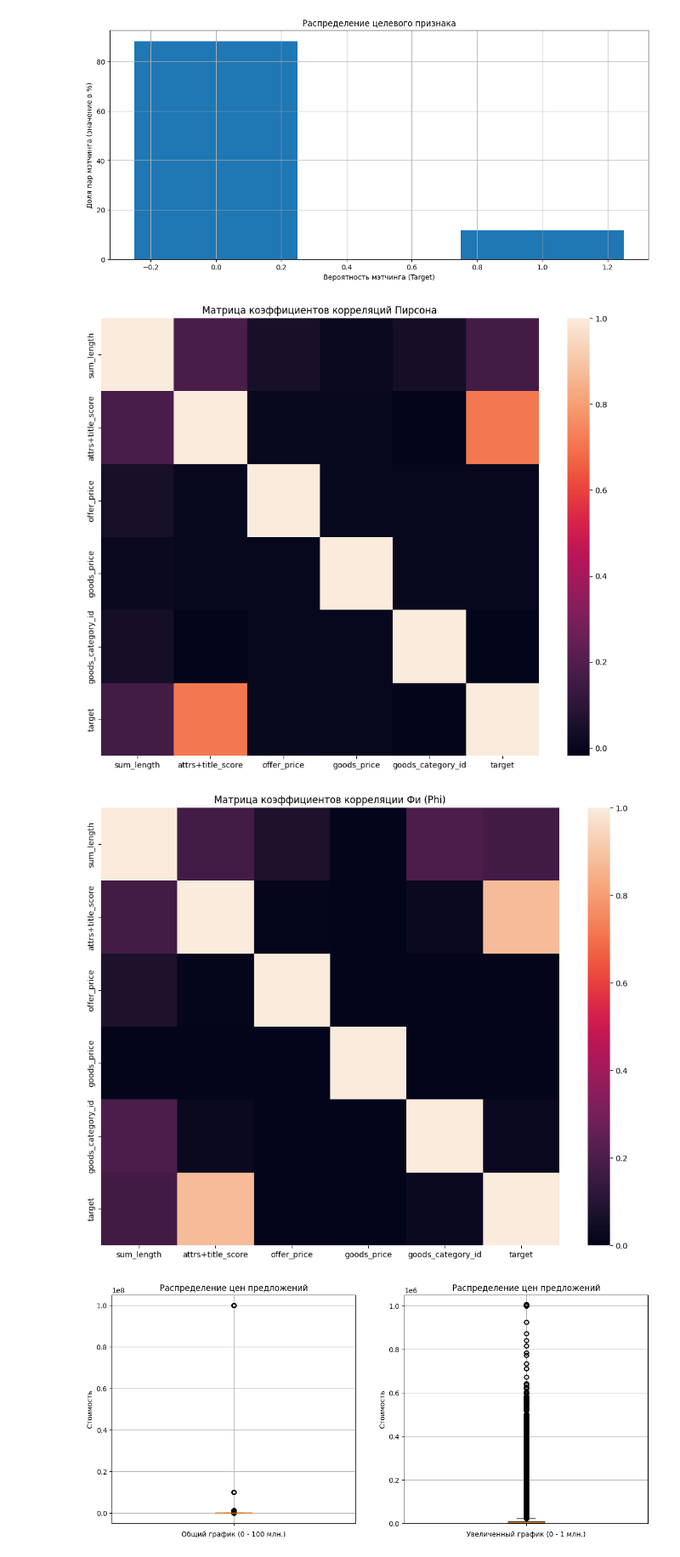
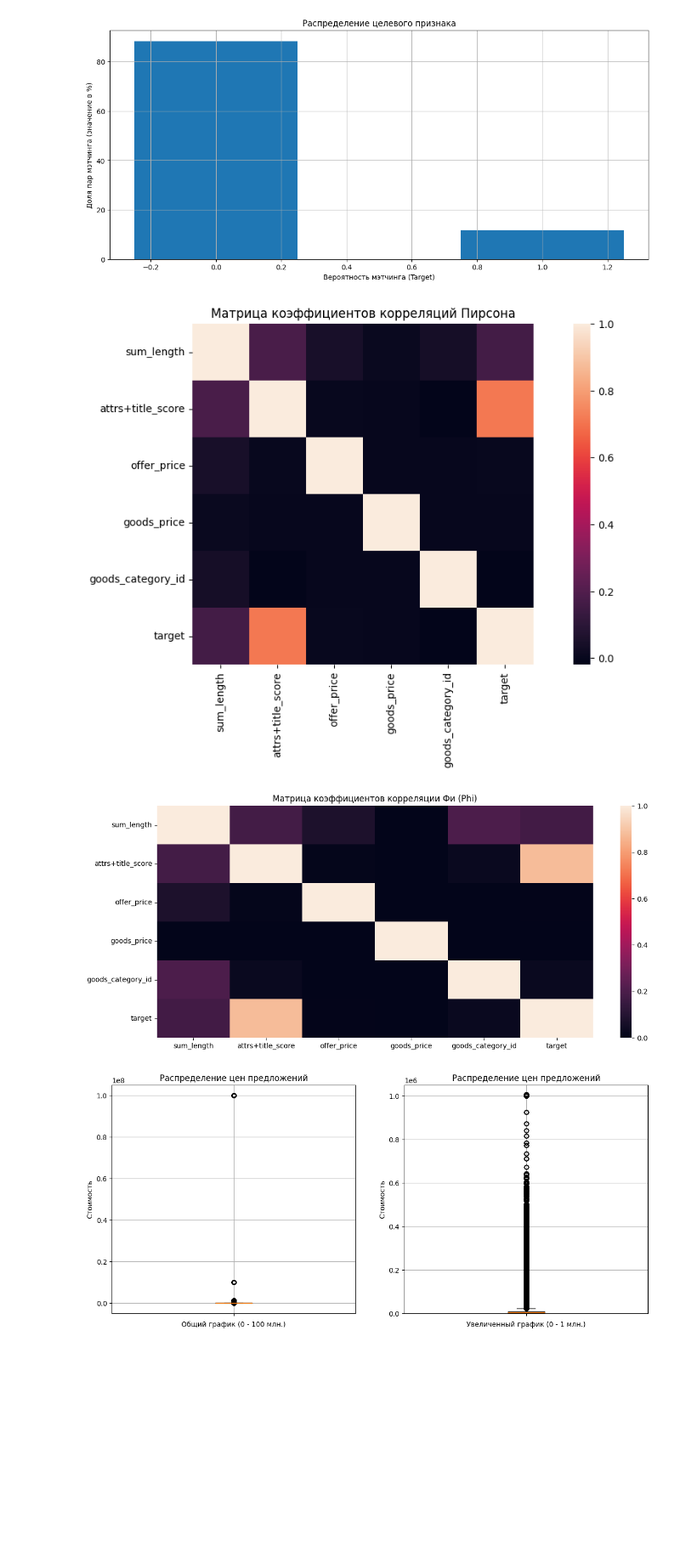
Before and after one commit to Danspers/Samokat.tech-Matching, a Jupyter notebook: Samokat.tech-Matching.ipynb, the cells around one changed output. Shown: that part at 85% size. Cells and saved outputs as stored; diff of their text form; code cells hidden in the pictures; blank space fills up the shorter version.

```diff
--- a/Samokat.tech-Matching.ipynb
+++ b/Samokat.tech-Matching.ipynb
@@ -175,21 +175,21 @@ plt.show()
 [figure]
 # %%
 # корреляция Пирсона
-plt.figure(figsize=FIG_SIZE)
+plt.figure(figsize=FIGSIZE)
 sns.heatmap(train_df.loc[:, 'sum_length':'target'].corr(), square=True)
 plt.title('Матрица коэффициентов корреляций Пирсона');
 # %% [output]
-[figure, old version]
+[figure, new version]
 # %%
 # корреляции Фи
 num_columns = ['sum_length', 'attrs+title_score', 'offer_price', 'goods_price', 'goods_category_id', 'target']
 phik_matrix = train_df[num_columns].phik_matrix(interval_cols=num_columns)
-plt.figure(figsize=FIG_SIZE)
-sns.heatmap(phik_matrix)
+plt.figure(figsize=FIGSIZE)
+sns.heatmap(phik_matrix, square=True)
 plt.title('Матрица коэффициентов корреляции Фи (Phi)')
 plt.show()
 # %% [output]
-[figure, old version]
+[figure, new version]
 # %%
 # цены предложений
 fig, axs = plt.subplots(1, 2, figsize=FIGSIZE)
```
Also changed, not shown: parts of 29 cells of this notebook.
